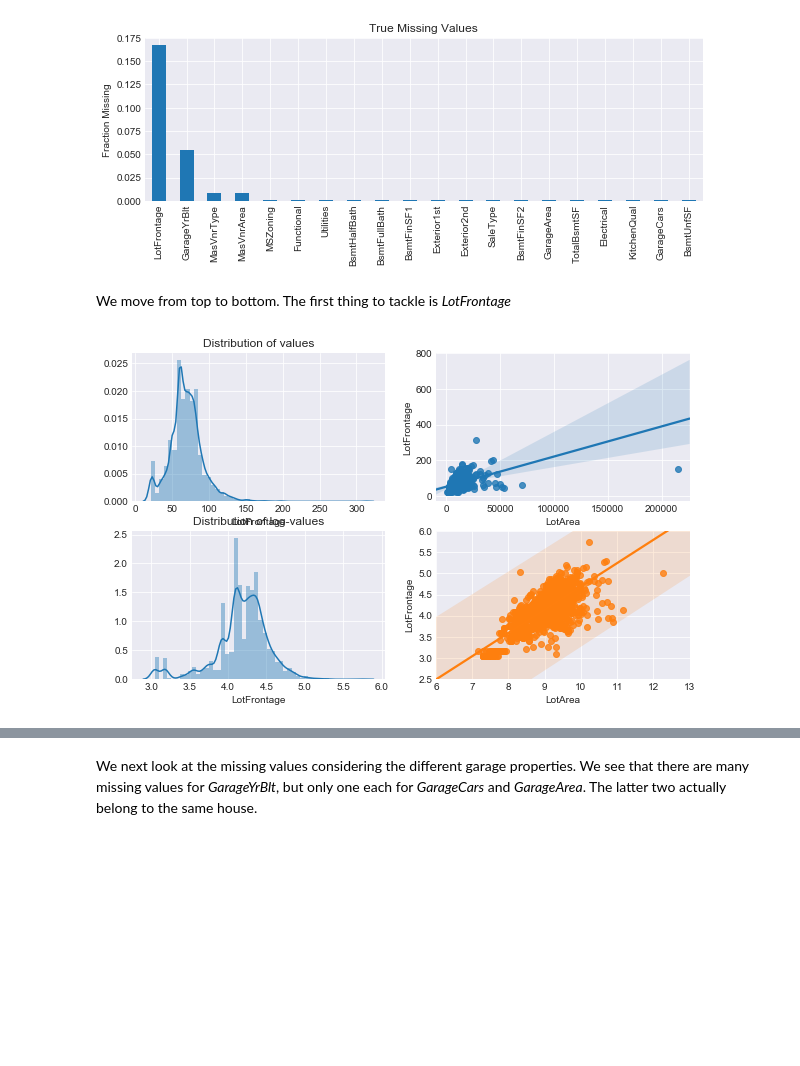
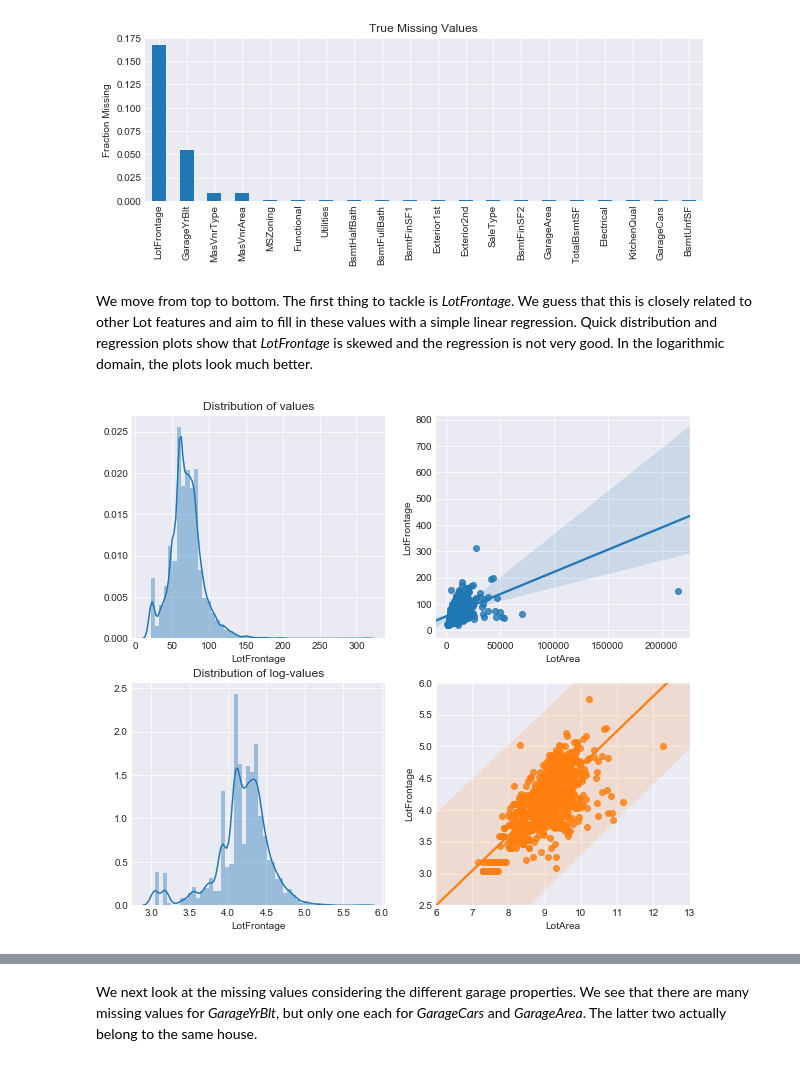
Before and after one commit to larpal/KaggleHousePrices, a Jupyter notebook: house_prices_XGB_NN.ipynb, the cells around one changed output, grey strips where cells are left out. Drawn from its saved outputs; the diff is of its cells as text; code cells hidden in the pictures; blank space fills up the shorter version.

```diff
--- a/house_prices_XGB_NN.ipynb
+++ b/house_prices_XGB_NN.ipynb
@@ -146,22 +142,22 @@ plt.ylabel('Fraction Missing')
 plt.show()
 # %% [output]
 [figure]
-# %% [markdown]
-We move from top to bottom. The first thing to tackle is *LotFrontage*
+# %% [markdown]
+We move from top to bottom. The first thing to tackle is *LotFrontage*. We guess that this is closely related to other Lot features and aim to fill in these values with a simple linear regression. Quick distribution and regression plots show that *LotFrontage* is skewed and the regression is not very good. In the logarithmic domain, the plots look much better.
 # %%
-fig,ax = plt.subplots(ncols=2,nrows=2,figsize=(10,6))
+fig,ax = plt.subplots(ncols=2,nrows=2,figsize=(10,9))
 sns.distplot(df_tot.LotFrontage[df_tot.LotFrontage.notnull()],ax=ax[0][0])
 ax[0][0].set_title('Distribution of values')
 sns.regplot(x='LotArea',y='LotFrontage',
             data=df_tot.loc[df_tot.LotFrontage.notnull(),['LotArea', 'LotFrontage']],ax=ax[0][1])
 sns.distplot(df_tot.LotFrontage[df_tot.LotFrontage.notnull()].apply(np.log),ax=ax[1][0])
 ax[1][0].ticklabel_format(style='sci', axis='x', scilimits=(0,0))
 ax[1][0].set_title('Distribution of log-values')
 sns.regplot(x='LotArea',y='LotFrontage',
             data=df_tot.loc[df_tot.LotFrontage.notnull(),['LotArea', 'LotFrontage']].apply(np.log),ax=ax[1][1])
 ax[1][1].set_xlim(6, 13)
 ax[1][1].set_ylim(2.5, 6)
 
 plt.show()
 # %% [output]
-[figure, old version]
+[figure, new version]
```
Also changed, not shown: parts of 25 cells of this notebook, 1 other file.
